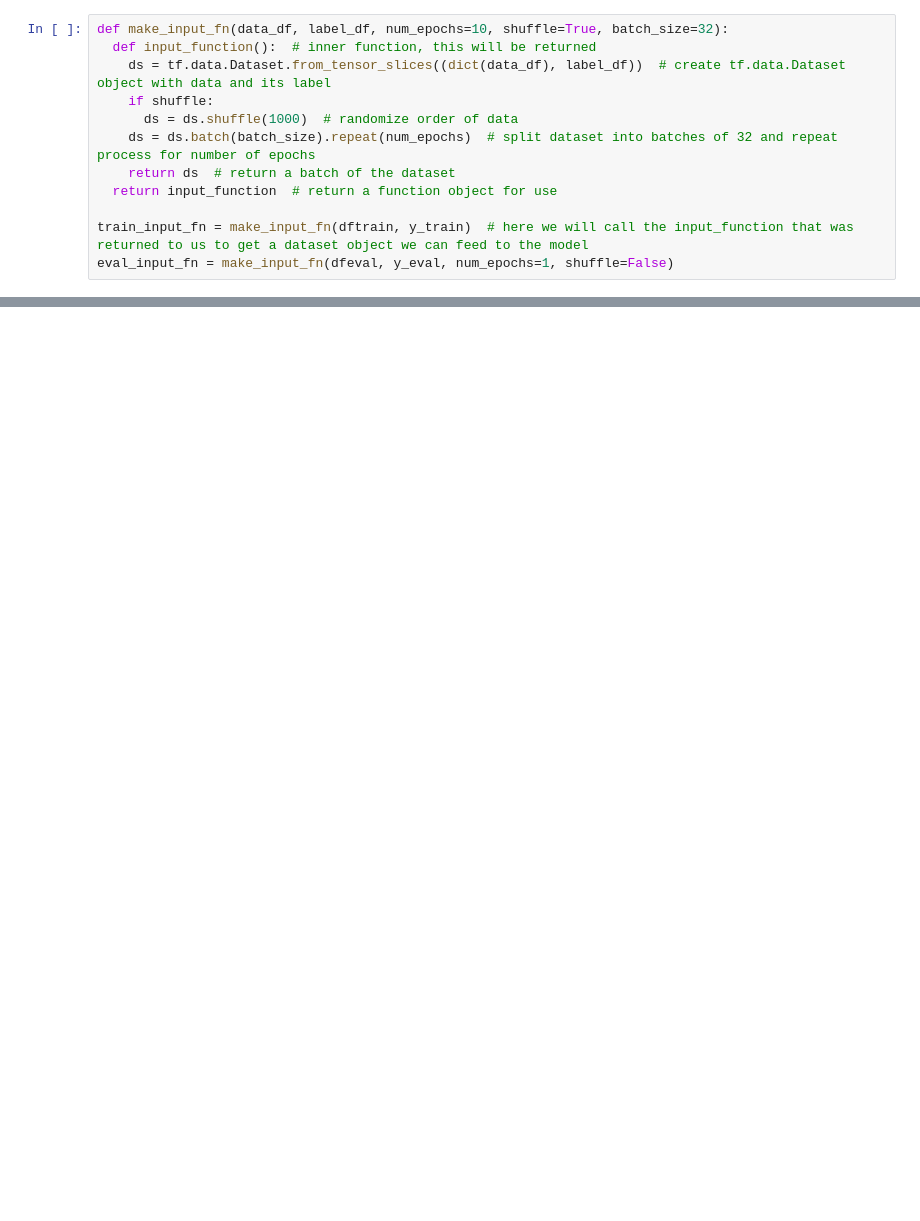
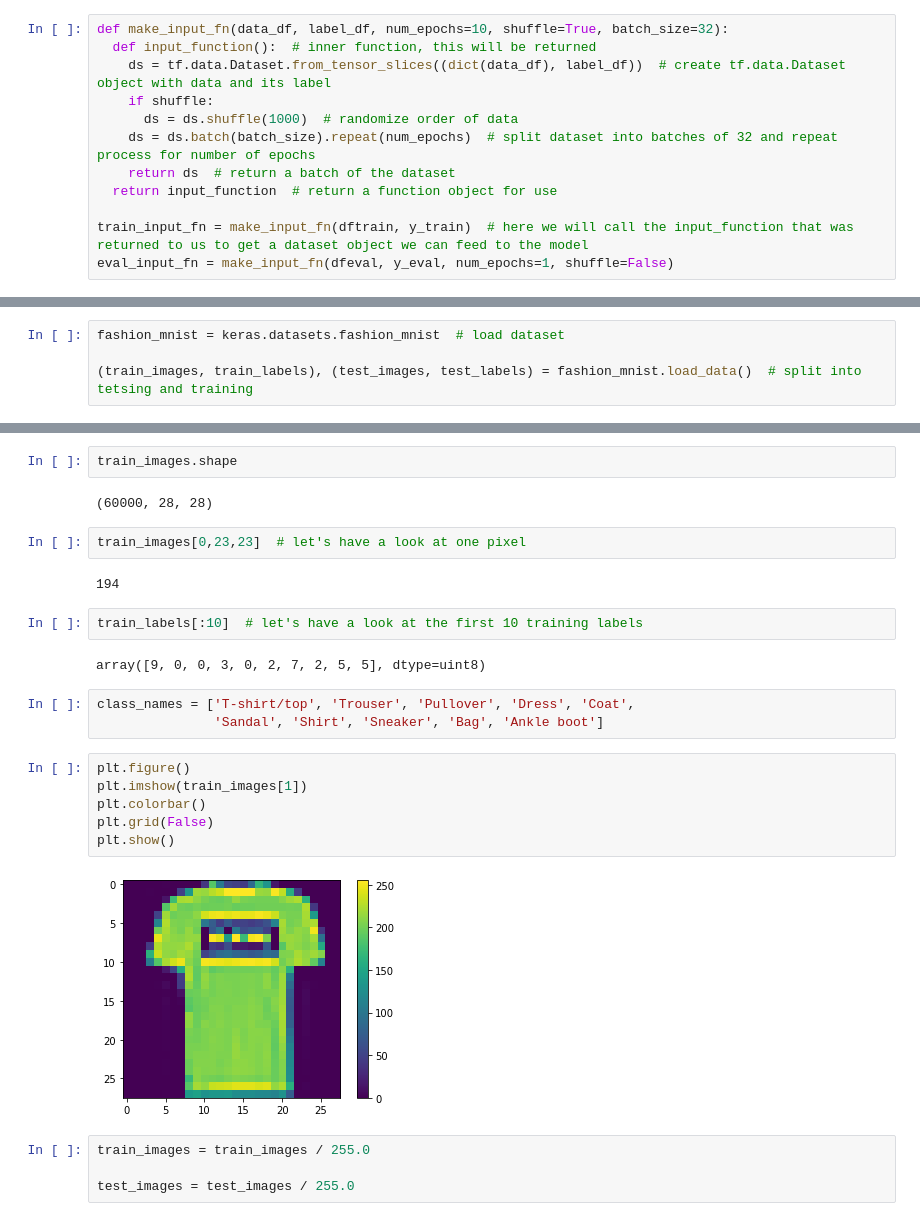
Before and after one commit to mpolimen34/L.E.M.o.N, a Jupyter notebook: code/image_recognition/tutorial_nb.ipynb, the cells around one changed output, grey strips where cells are left out. Cells and saved outputs as stored; diff of their text form; blank space fills up the shorter version.

```diff
--- a/code/image_recognition/tutorial_nb.ipynb
+++ b/code/image_recognition/tutorial_nb.ipynb
@@ -148,0 +201,4 @@ INFO:tensorflow:Done running local_init_op.
+# %%
+fashion_mnist = keras.datasets.fashion_mnist  # load dataset
+
+(train_images, train_labels), (test_images, test_labels) = fashion_mnist.load_data()  # split into tetsing and training
@@ -148,0 +214,27 @@ INFO:tensorflow:Done running local_init_op.
+# %%
+train_images.shape
+# %% [output]
+(60000, 28, 28)
+# %%
+train_images[0,23,23]  # let's have a look at one pixel
+# %% [output]
+194
+# %%
+train_labels[:10]  # let's have a look at the first 10 training labels
+# %% [output]
+array([9, 0, 0, 3, 0, 2, 7, 2, 5, 5], dtype=uint8)
+# %%
+class_names = ['T-shirt/top', 'Trouser', 'Pullover', 'Dress', 'Coat',
+               'Sandal', 'Shirt', 'Sneaker', 'Bag', 'Ankle boot']
+# %%
+plt.figure()
+plt.imshow(train_images[1])
+plt.colorbar()
+plt.grid(False)
+plt.show()
+# %% [output]
+[figure, added]
+# %%
+train_images = train_images / 255.0
+
+test_images = test_images / 255.0
```
Also changed, not shown: parts of 38 cells of this notebook, 2 other files.
